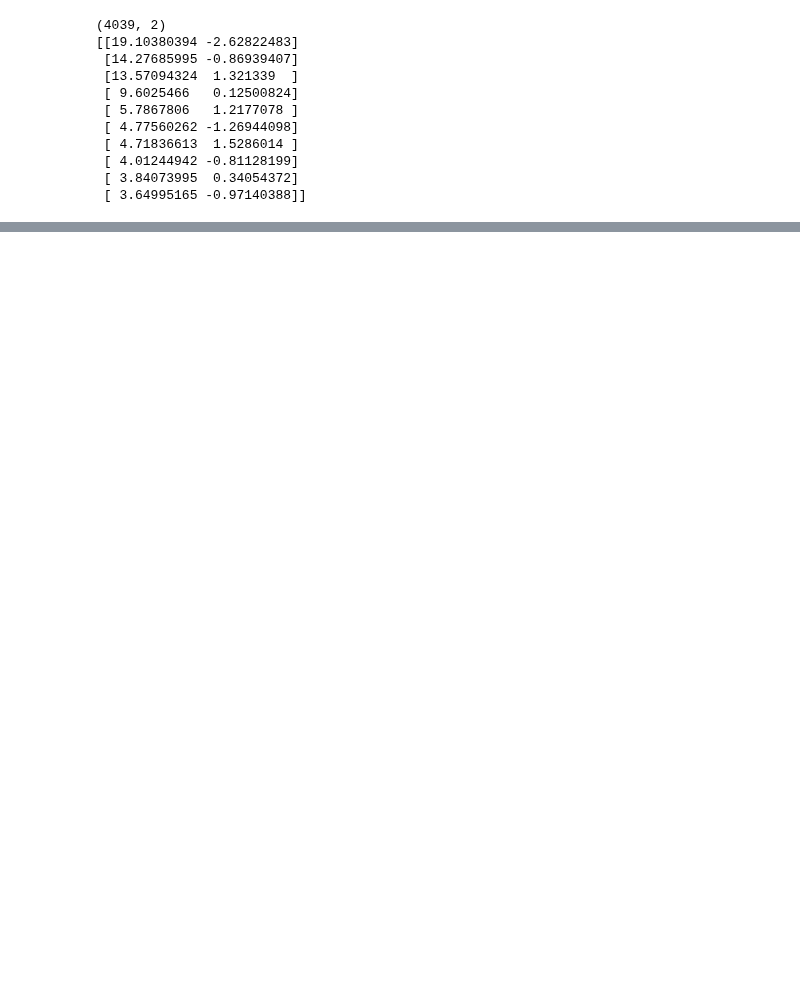
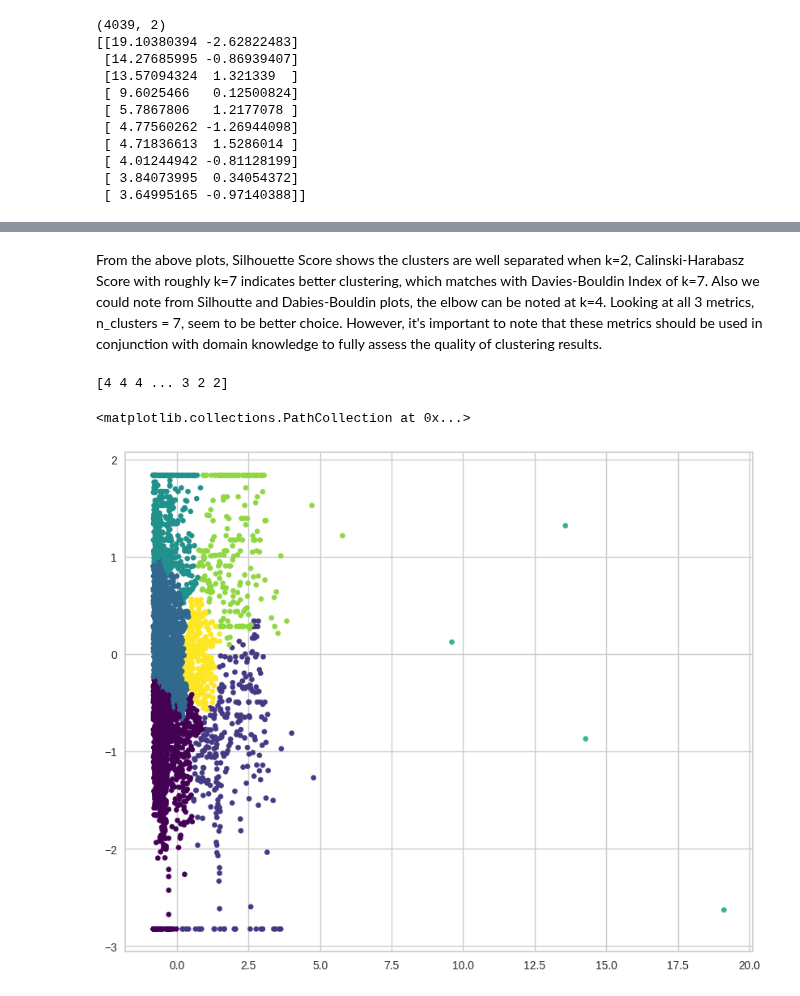
Before and after one commit to arutraj/ML_Basics, a Jupyter notebook: ClusterQuest.ipynb, the cells around one changed output, grey strips where cells are left out. Drawn from its saved outputs; the diff is of its cells as text; code cells hidden in the pictures; blank space fills up the shorter version.

```diff
--- a/ClusterQuest.ipynb
+++ b/ClusterQuest.ipynb
@@ -482,0 +461,11 @@ plt.show()
+# %% [markdown]
+From the above plots, Silhouette Score shows the clusters are well separated when k=2, Calinski-Harabasz Score with roughly k=7 indicates better clustering, which matches with Davies-Bouldin Index of k=7. Also we could note from Silhoutte and Dabies-Bouldin plots, the elbow can be noted at k=4. Looking at all 3 metrics, n_clusters = 7, seem to be better choice. However, it's important to note that these metrics should be used in conjunction with domain knowledge to fully assess the quality of clustering results.
+# %%
+agg = AgglomerativeClustering(n_clusters = 7).fit(X_scaled)
+print(agg.labels_)
+plt.figure(figsize =(10, 8))
+plt.scatter(X_scaled[:, 0], X_scaled[:, 1], c=agg.labels_, cmap='viridis', s=20)
+# %% [output]
+[4 4 4 ... 3 2 2]
+<matplotlib.collections.PathCollection at 0x...>
+[figure, added]
```
Also changed, not shown: parts of 48 cells of this notebook.
